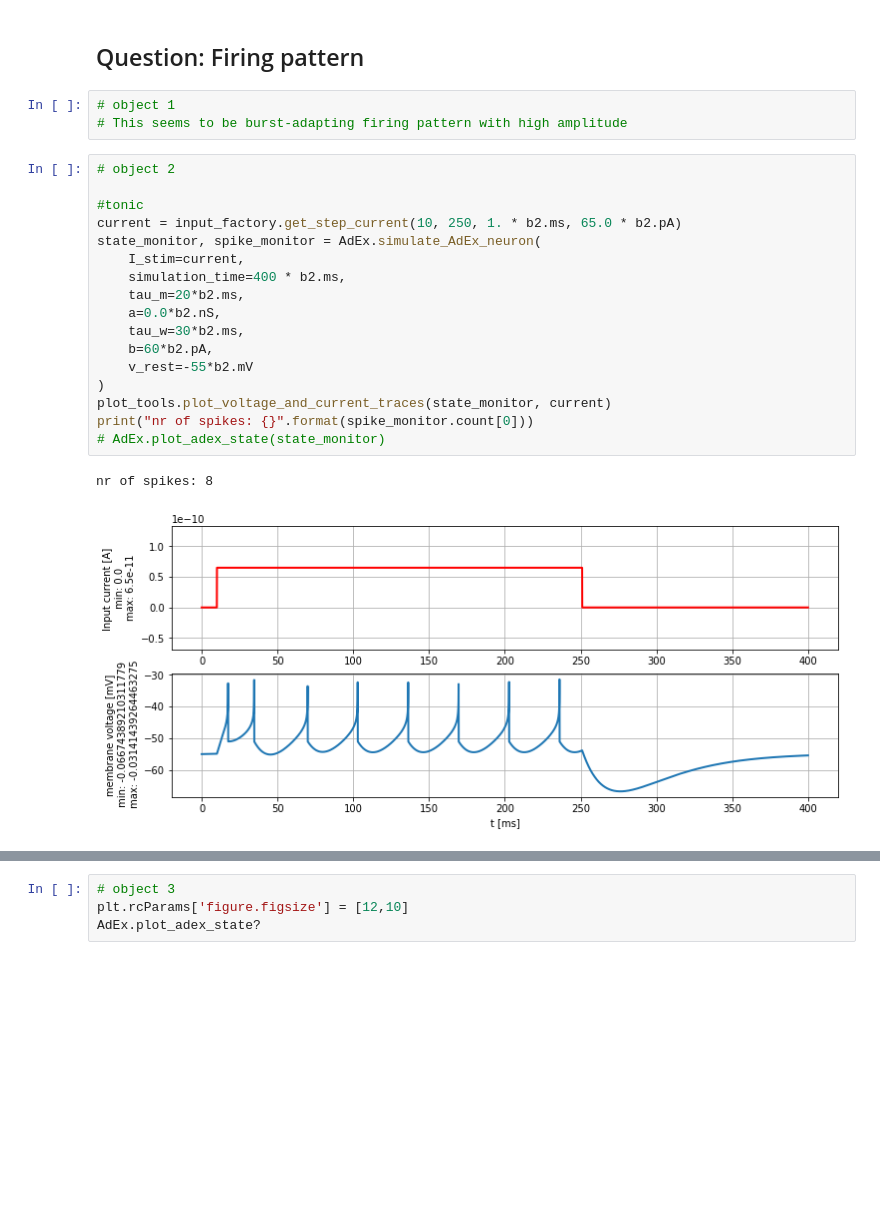
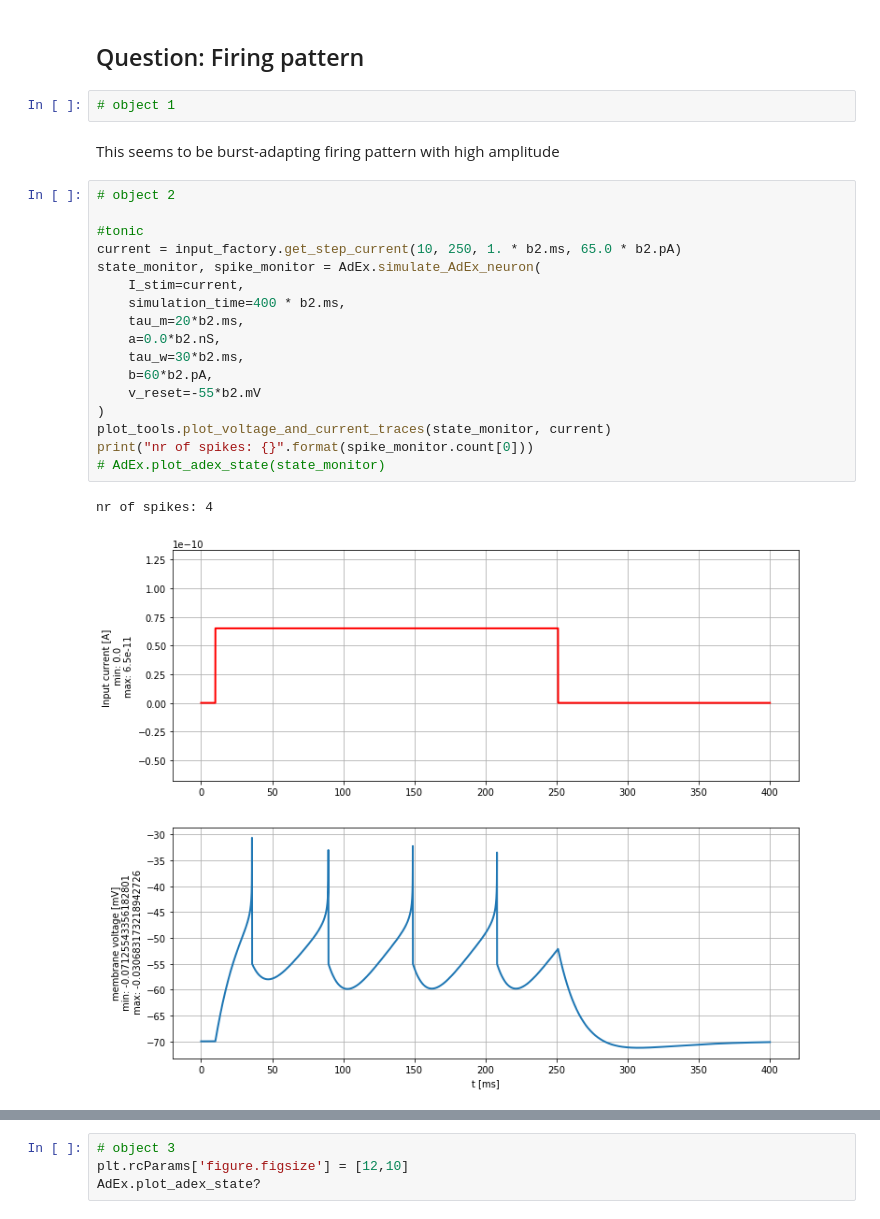
Before and after one commit to disadone/neuronaldynamics-epfl, a Jupyter notebook: 4-AdEx-the Adaptive Exponential Integrate-and-Fire model.ipynb, the cells around one changed output, grey strips where cells are left out. Cells and saved outputs as stored; diff of their text form; blank space fills up the shorter version.

```diff
--- a/4-AdEx-the Adaptive Exponential Integrate-and-Fire model.ipynb
+++ b/4-AdEx-the Adaptive Exponential Integrate-and-Fire model.ipynb
@@ -134,28 +159,29 @@ nr of spikes: 10
 # %% [markdown]
 ## Question: Firing pattern
-# %%
-# object 1
-# This seems to be burst-adapting firing pattern with high amplitude
+# %%
+# object 1
+# %% [markdown]
+This seems to be burst-adapting firing pattern with high amplitude
 # %%
 # object 2
 
 #tonic
 current = input_factory.get_step_current(10, 250, 1. * b2.ms, 65.0 * b2.pA)
 state_monitor, spike_monitor = AdEx.simulate_AdEx_neuron(
     I_stim=current,
     simulation_time=400 * b2.ms,
     tau_m=20*b2.ms,
     a=0.0*b2.nS,
     tau_w=30*b2.ms,
     b=60*b2.pA,
-    v_rest=-55*b2.mV
+    v_reset=-55*b2.mV
 )
 plot_tools.plot_voltage_and_current_traces(state_monitor, current)
 print("nr of spikes: {}".format(spike_monitor.count[0]))
 # AdEx.plot_adex_state(state_monitor)
 # %% [output]
-nr of spikes: 8
+nr of spikes: 4
-[figure, old version]
+[figure, new version]
 # %%
 #Adapting
 current = input_factory.get_step_current(10, 250, 1. * b2.ms, 65.0 * b2.pA)
```
Also changed, not shown: parts of 21 cells of this notebook.
